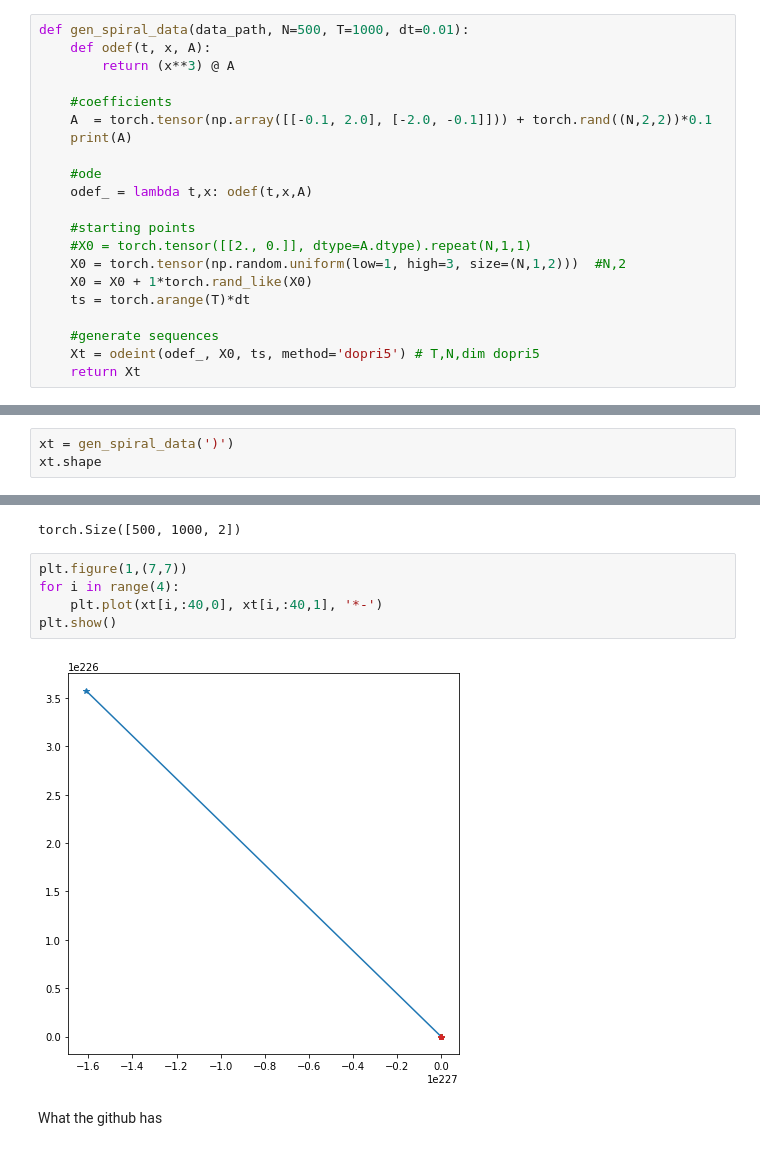
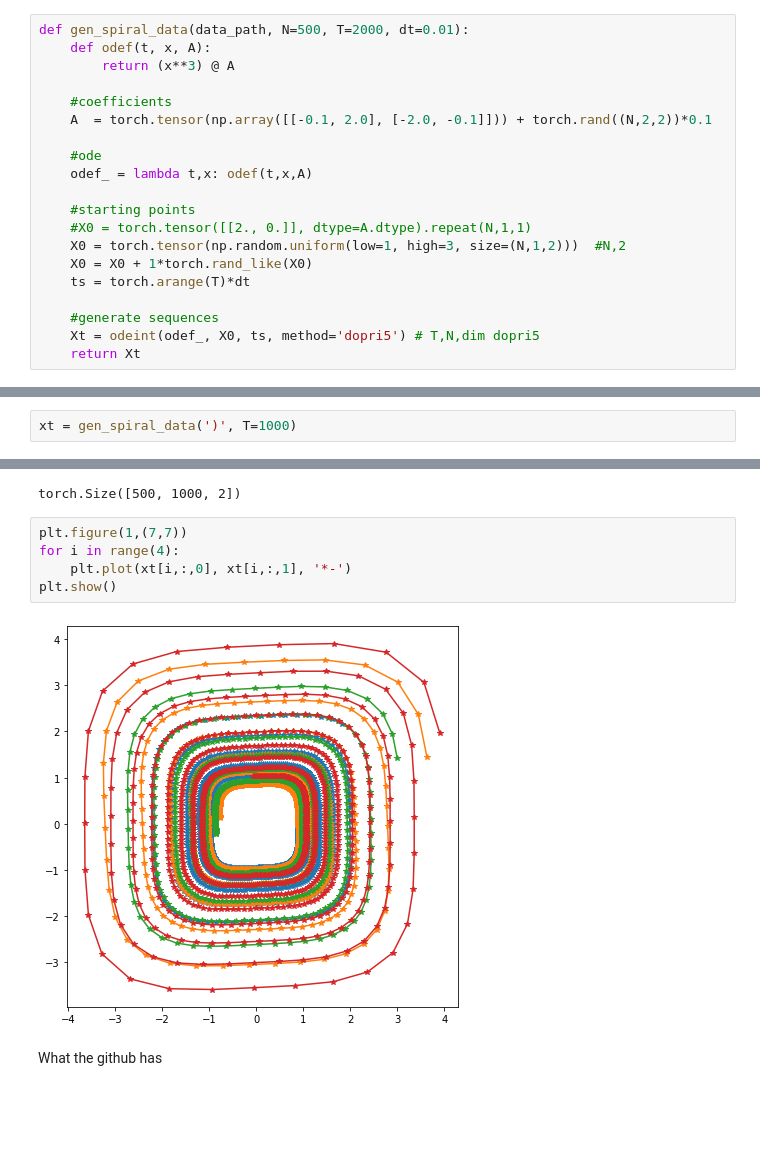
Before and after one commit to IlzeAmandaA/MoNODE, a Jupyter notebook: rnd.ipynb, the cells around one changed output, grey strips where cells are left out. Drawn from its saved outputs; the diff is of its cells as text; blank space fills up the shorter version.

```diff
--- a/rnd.ipynb
+++ b/rnd.ipynb
@@ -36,13 +40,12 @@ plt.show()
 # %% [markdown]
 Spiral ODE dataset
 # %%
-def gen_spiral_data(data_path, N=500, T=1000, dt=0.01):
+def gen_spiral_data(data_path, N=500, T=2000, dt=0.01):
 	def odef(t, x, A):
 		return (x**3) @ A
 
 	#coefficients
 	A  = torch.tensor(np.array([[-0.1, 2.0], [-2.0, -0.1]])) + torch.rand((N,2,2))*0.1
-	print(A)
 
 	#ode
 	odef_ = lambda t,x: odef(t,x,A)
@@ -63,3 +62,2 @@ torch.Size([1000, 500, 1, 2])
 # %%
-xt = gen_spiral_data(')')
-xt.shape
+xt = gen_spiral_data(')', T=1000)
@@ -141,10 +120,10 @@ torch.Size([500, 1000, 2])
 # %%
 plt.figure(1,(7,7))
 for i in range(4):
-    plt.plot(xt[i,:40,0], xt[i,:40,1], '*-')
+    plt.plot(xt[i,:,0], xt[i,:,1], '*-')
 plt.show()
 # %% [output]
-[figure, old version]
+[figure, new version]
 # %% [markdown]
 What the github has
 # %%
```
Also changed, not shown: parts of 11 cells of this notebook, 8 other files.
